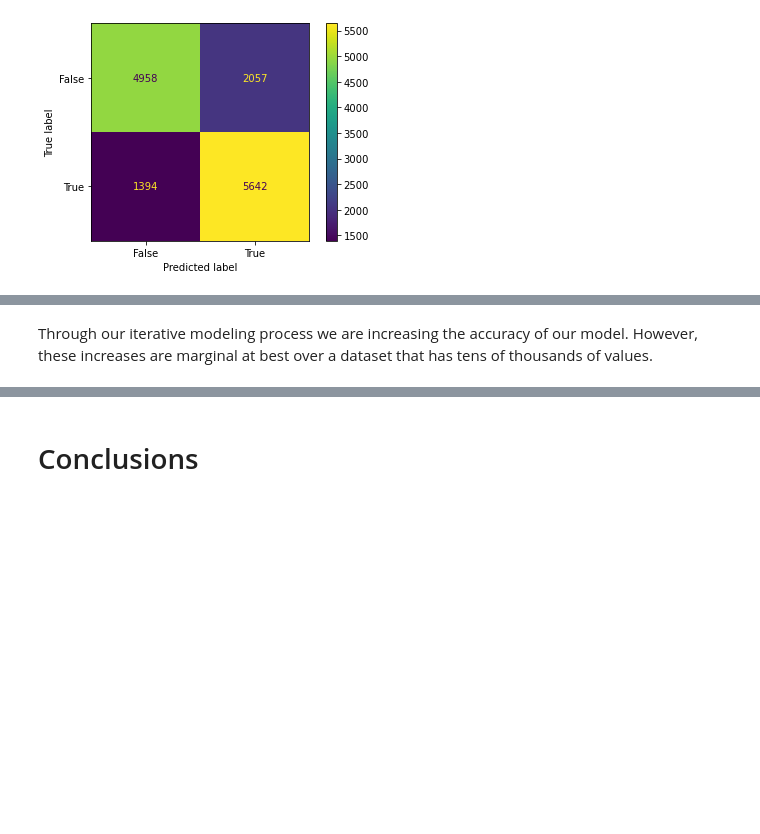
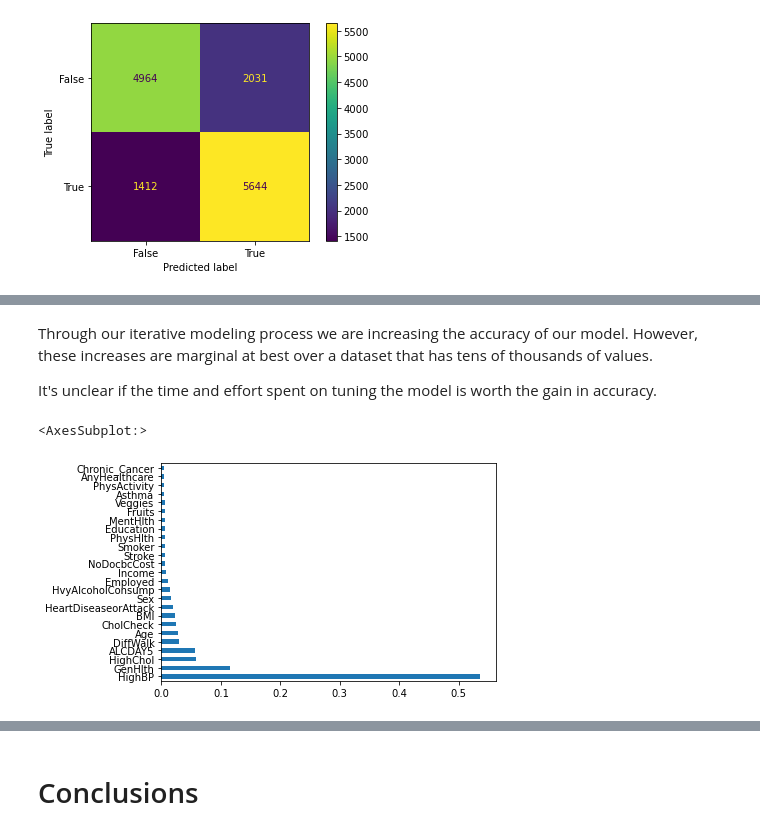
Before and after one commit to dragunat2016/Diabetes_Prediction, a Jupyter notebook: index.ipynb, the cells around one changed output, grey strips where cells are left out. Cells and saved outputs as stored; diff of their text form; code cells hidden in the pictures; blank space fills up the shorter version.

```diff
--- a/index.ipynb
+++ b/index.ipynb
@@ -436,3 +525,13 @@ xgb_tuned = XGBClassifier(colsample= 1.0,gamma = 2,learning_rate=0.3,max_depth=4
+# %%
+# Create new classier with the best params
+colsample = xgb_best_params['colsample']
+gamma = xgb_best_params['gamma']
+learning_rate = xgb_best_params['learning_rate']
+max_depth = int(round(xgb_best_params['max_depth'])) # Needs to be an int not a float
+n_estimators = int(round(xgb_best_params['n_estimators'])) # Needs to be an int not a float
+
+
+xgb_tuned = XGBClassifier(gamma = gamma,learning_rate=learning_rate,max_depth=max_depth,n_estimators=n_estimators,subsample=1.0)
 # %%
 # Fit tuned model on training data
 
@@ -495,14 +646,14 @@ Based on the parameters above, we can reduce
 # %%
-pbounds = {
+pbounds2 = {
     'learning_rate': (0.01, 0.6),
     'n_estimators': (100, 300),
     'max_depth': (3,7),
-    'subsample': (3.0, 3.0),  # Change for big datasets
-    'colsample': (3.0, 3.0),  # Change for datasets with lots of features
+    'subsample': (1.0, 1.0),  # Won't allow values over 1.0
+    'colsample': (3.0, 3.0),
     'gamma': (5, 20)}
 
 
-optimizer = BayesianOptimization(
+optimizer2 = BayesianOptimization(
     f=xgboost_hyper_param,
     pbounds=pbounds
 )
@@ -535,0 +678,3 @@ xgb_tuned_2 = XGBClassifier(colsample= 3.0,gamma = 7,learning_rate=0.08,max_dept
+# %%
+xgb_best_params2 = optimizer2.max['params']
+xgb_best_params2
@@ -536 +688,11 @@ xgb_tuned_2 = XGBClassifier(colsample= 3.0,gamma = 7,learning_rate=0.08,max_dept
+# %%
+# Create new classier with the best params
+colsample = xgb_best_params2['colsample']
+gamma = xgb_best_params2['gamma']
+learning_rate = xgb_best_params2['learning_rate']
+max_depth = int(round(xgb_best_params2['max_depth'])) # Needs to be an int not a float
+n_estimators = int(round(xgb_best_params2['n_estimators'])) # Needs to be an int not a float
+
+
+xgb_tuned_2 = XGBClassifier(colsample= colsample,gamma = gamma,learning_rate=learning_rate,max_depth=max_depth,n_estimators=n_estimators,subsample=1.0)
 # %%
@@ -625,2 +829,9 @@ The tuned XGBoost model made 247 more correct predictions than the baseline mode
 # %% [markdown]
 Through our iterative modeling process we are increasing the accuracy of our model. However, these increases are marginal at best over a dataset that has tens of thousands of values.
+
+It's unclear if the time and effort spent on tuning the model is worth the gain in accuracy.
+# %%
+pd.Series(xgb_tuned_2.feature_importances_, index=X_scaled.columns).sort_values(ascending=False).plot(kind='barh')
+# %% [output]
+<AxesSubplot:>
+[figure, added]
```
Also changed, not shown: parts of 79 cells of this notebook, 8 other files.
